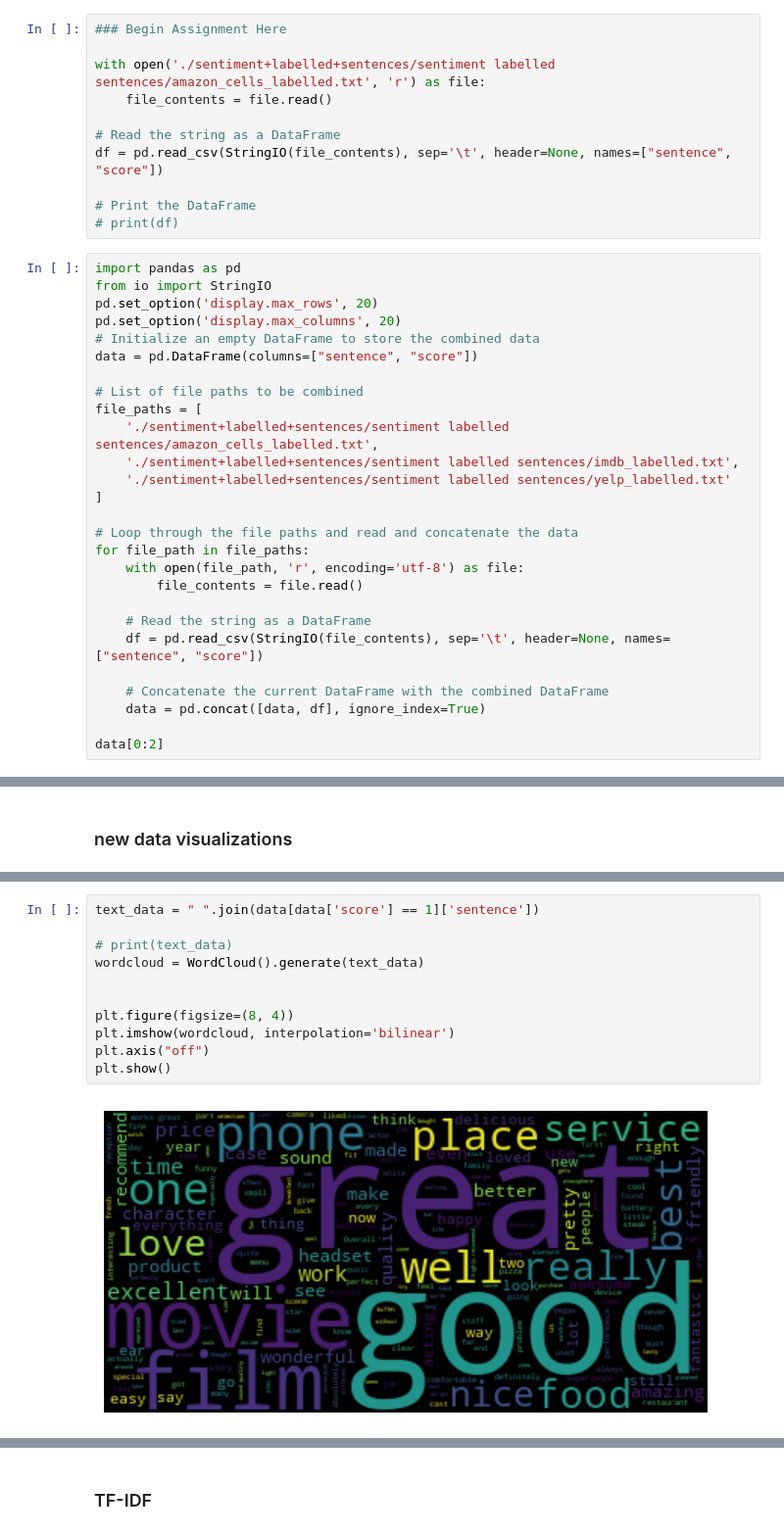
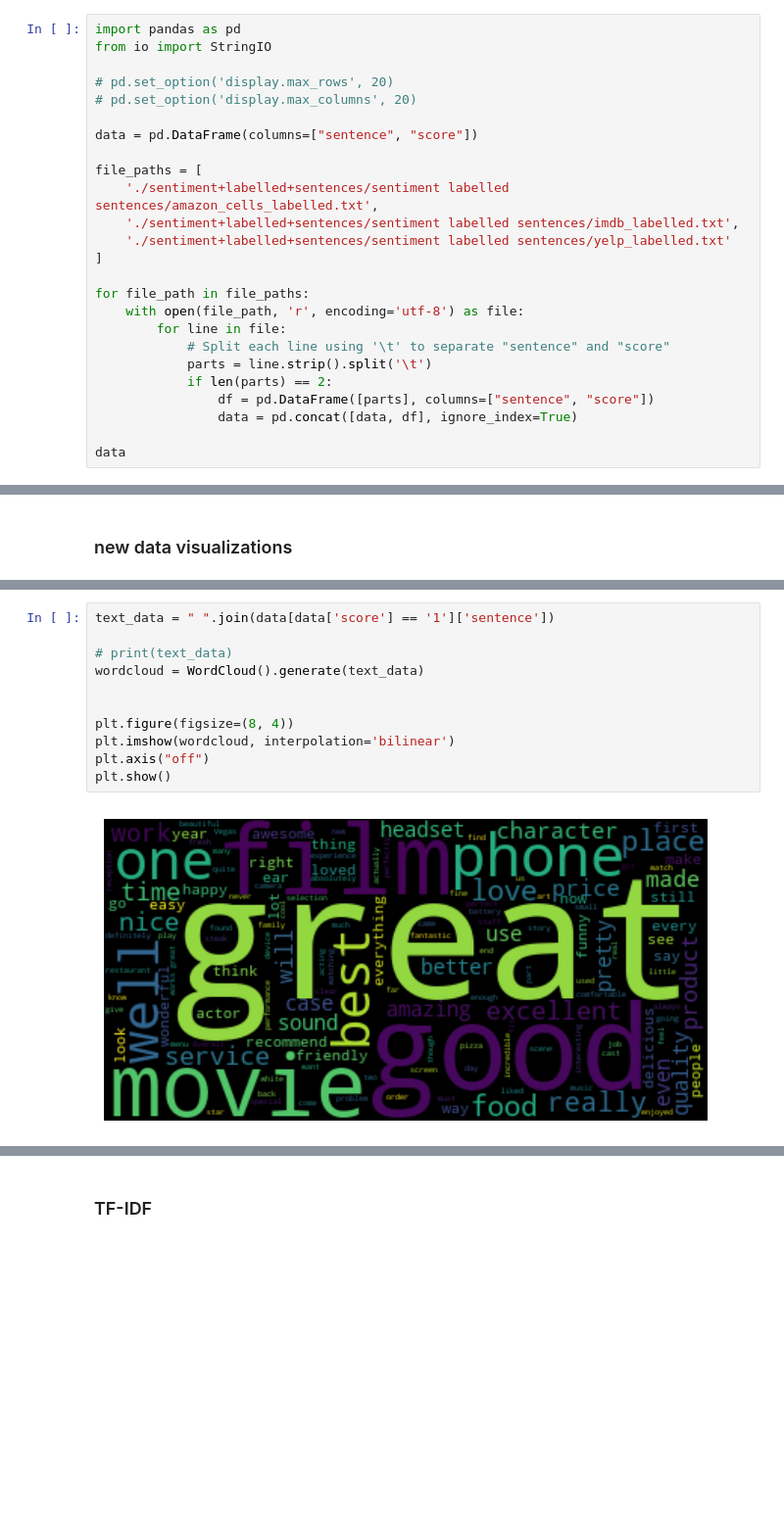
Before and after one commit to waylon620/DM2023-Lab1-Master, a Jupyter notebook: Homework/DM2023-Lab1-Homework.ipynb, the cells around one changed output, grey strips where cells are left out. Shown at 98% size. Saved outputs shown, nothing was run; the diff lists cells and outputs as text; blank space fills up the shorter version.

```diff
--- a/Homework/DM2023-Lab1-Homework.ipynb
+++ b/Homework/DM2023-Lab1-Homework.ipynb
@@ -37,41 +37,28 @@ from io import StringIO  # Required to read from a string
-# %%
-### Begin Assignment Here
-
-with open('./sentiment+labelled+sentences/sentiment labelled sentences/amazon_cells_labelled.txt', 'r') as file:
-    file_contents = file.read()
-
-# Read the string as a DataFrame
-df = pd.read_csv(StringIO(file_contents), sep='\t', header=None, names=["sentence", "score"])
-
-# Print the DataFrame
-# print(df)
 # %%
 import pandas as pd
 from io import StringIO
-pd.set_option('display.max_rows', 20)
-pd.set_option('display.max_columns', 20)
-# Initialize an empty DataFrame to store the combined data
+
+# pd.set_option('display.max_rows', 20)
+# pd.set_option('display.max_columns', 20)
+
 data = pd.DataFrame(columns=["sentence", "score"])
 
-# List of file paths to be combined
 file_paths = [
     './sentiment+labelled+sentences/sentiment labelled sentences/amazon_cells_labelled.txt',
     './sentiment+labelled+sentences/sentiment labelled sentences/imdb_labelled.txt',
     './sentiment+labelled+sentences/sentiment labelled sentences/yelp_labelled.txt'
 ]
 
-# Loop through the file paths and read and concatenate the data
 for file_path in file_paths:
     with open(file_path, 'r', encoding='utf-8') as file:
-        file_contents = file.read()
+        for line in file:
+            # Split each line using '\t' to separate "sentence" and "score"
+            parts = line.strip().split('\t')
+            if len(parts) == 2:
+                df = pd.DataFrame([parts], columns=["sentence", "score"])
+                data = pd.concat([data, df], ignore_index=True)
 
-    # Read the string as a DataFrame
-    df = pd.read_csv(StringIO(file_contents), sep='\t', header=None, names=["sentence", "score"])
-
-    # Concatenate the current DataFrame with the combined DataFrame
-    data = pd.concat([data, df], ignore_index=True)
-
-data[0:2]
+data
 # %% [output]
 |  | sentence | score |
 | 0 | So there is no way for me to plug... | 0 |
@@ -580,15 +575,15 @@ plt.show()
 # %%
-text_data = " ".join(data[data['score'] == 1]['sentence'])
+text_data = " ".join(data[data['score'] == '1']['sentence'])
 
 # print(text_data)
 wordcloud = WordCloud().generate(text_data)
 
 
 plt.figure(figsize=(8, 4))
 plt.imshow(wordcloud, interpolation='bilinear')
 plt.axis("off")
 plt.show()
 # %% [output]
-[figure, old version]
+[figure, new version]
 # %% [markdown]
 #### 可以發現在正面的文本中充滿正面的詞彙，像是good、great等
```
Also changed, not shown: parts of 29 cells of this notebook.
